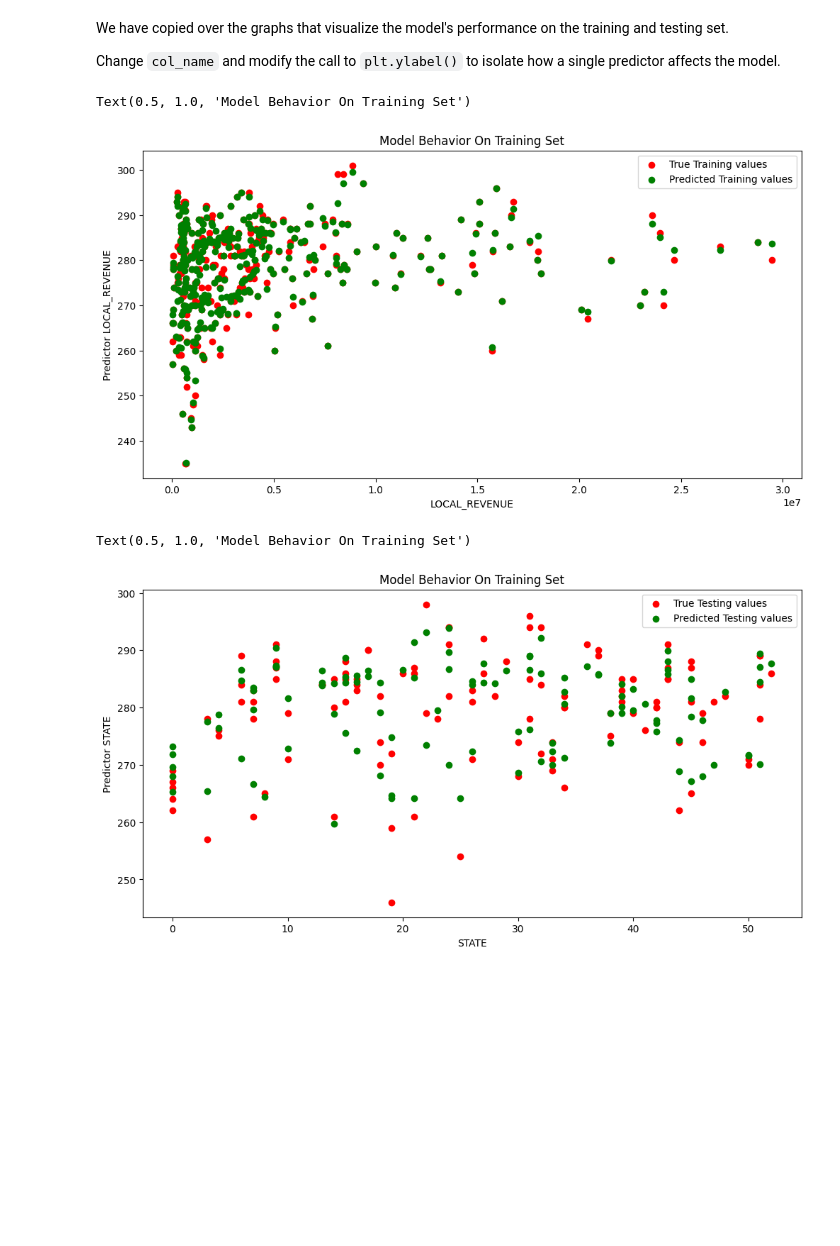
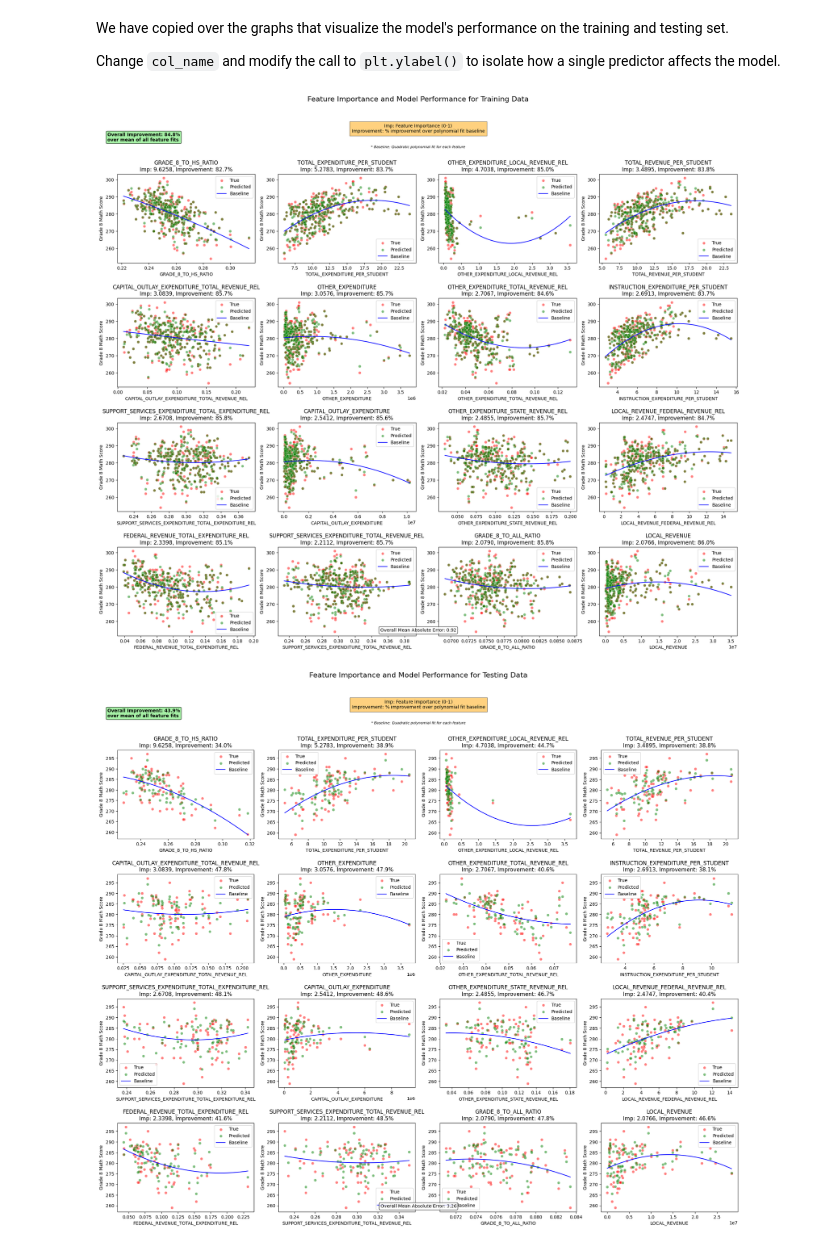
Before and after one commit to lunathanael/MDST-Onboarding, a Jupyter notebook: tutorial1/checkpoint1.ipynb, the cells around one changed output. Drawn from its saved outputs; the diff is of its cells as text; code cells hidden in the pictures; blank space fills up the shorter version.

```diff
--- a/tutorial1/checkpoint1.ipynb
+++ b/tutorial1/checkpoint1.ipynb
@@ -378,6 +416,8 @@ from sklearn.model_selection import train_test_split
 df: pd.DataFrame = pd.read_csv("../data/states_edu.csv")
 df = preprocess(df)
 df_features, df_target = generate_features(df)
+
+df_features, df_target = clear_nan(df_features, df_target, current_features) # Optional nan and inf clearing, needed for xgboost and lightgbm
 # %%
 # X_train, X_test, y_train, y_test = train_test_split(
 #      X, y, test_size=, random_state=42)
@@ -398,11 +438,10 @@ from sklearn.metrics import mean_squared_error, r2_score, mean_absolute_error
 # %%
 # create your model here
 # model =
-seed = 420
 model_dict = {
-    # 'lgb': LGBMRegressor(objective='regression_l1', n_estimators=300, random_state=42),
-    # 'xgb': XGBRegressor(tree_method='hist', objective='reg:absoluteerror', n_estimators=300, random_state=42),
-    'cbt': CatBoostRegressor(objective='MAE', iterations=1000, random_state=42),
+    # 'lgb': LGBMRegressor(objective='regression_l1', n_estimators=300, random_state=seed),
+    'xgb': XGBRegressor(tree_method='hist', objective='reg:absoluteerror', n_estimators=100, random_state=seed),
+    'cbt': CatBoostRegressor(objective='MAE', iterations=800, random_state=seed),
 
 }
 # %%
@@ -521,37 +563,3 @@ LOCAL_REVENUE_LOCAL_REVENUE_REL: 0.0005472639863403462
 We have copied over the graphs that visualize the model's performance on the training and testing set.
 
 Change `col_name` and modify the call to `plt.ylabel()` to isolate how a single predictor affects the model.
-# %%
-
-X_, Y_ = _clean_data(X_train, y_train)
-
-predictor = 'LOCAL_REVENUE'
-
-f = plt.figure(figsize=(12,6))
-plt.scatter(X_[predictor], Y_, color = "red")
-plt.scatter(X_[predictor], predict(model_dict, X), color = "green")
-
-plt.legend(['True Training values','Predicted Training values'])
-plt.xlabel(predictor)
-plt.ylabel(f'Predictor {predictor}')
-plt.title("Model Behavior On Training Set")
-# %% [output]
-Text(0.5, 1.0, 'Model Behavior On Training Set')
-[figure, removed]
-# %%
-
-XX_, YY_ = _clean_data(X_test, y_test)
-
-predictor = 'STATE'
-
-f = plt.figure(figsize=(12,6))
-plt.scatter(XX_[predictor], YY_, color = "red")
-plt.scatter(XX_[predictor], predict(model_dict, XX), color = "green")
-
-plt.legend(['True Testing values','Predicted Testing values'])
-plt.xlabel(predictor)
-plt.ylabel(f'Predictor {predictor}')
-plt.title("Model Behavior On Training Set")
-# %% [output]
-Text(0.5, 1.0, 'Model Behavior On Training Set')
-[figure, removed]
@@ -557,0 +733,10 @@ Text(0.5, 1.0, 'Model Behavior On Training Set')
+# %%
+
+X_, Y_ = _clean_data(X_train, y_train)
+XX_, YY_ = _clean_data(X_test, y_test)
+
+feature_importance_mosaic(model_dict, X_, Y_, feature_importance, current_features, 'Training Data')
+feature_importance_mosaic(model_dict, XX_, YY_, feature_importance, current_features, "Testing Data")
+# %% [output]
+[figure, added]
+[figure, added]
```
Also changed, not shown: parts of 11 cells of this notebook, 5 other files.
